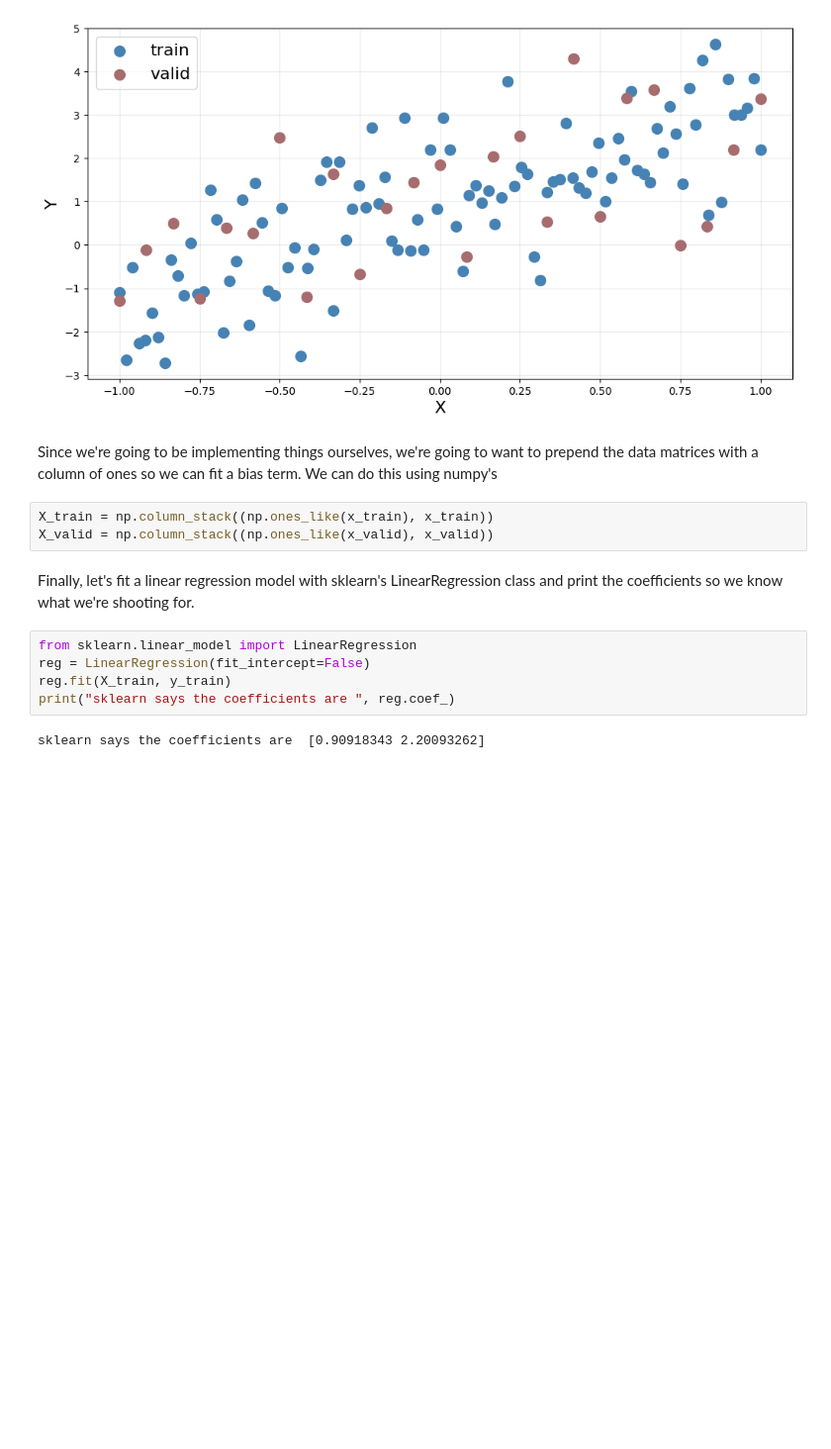
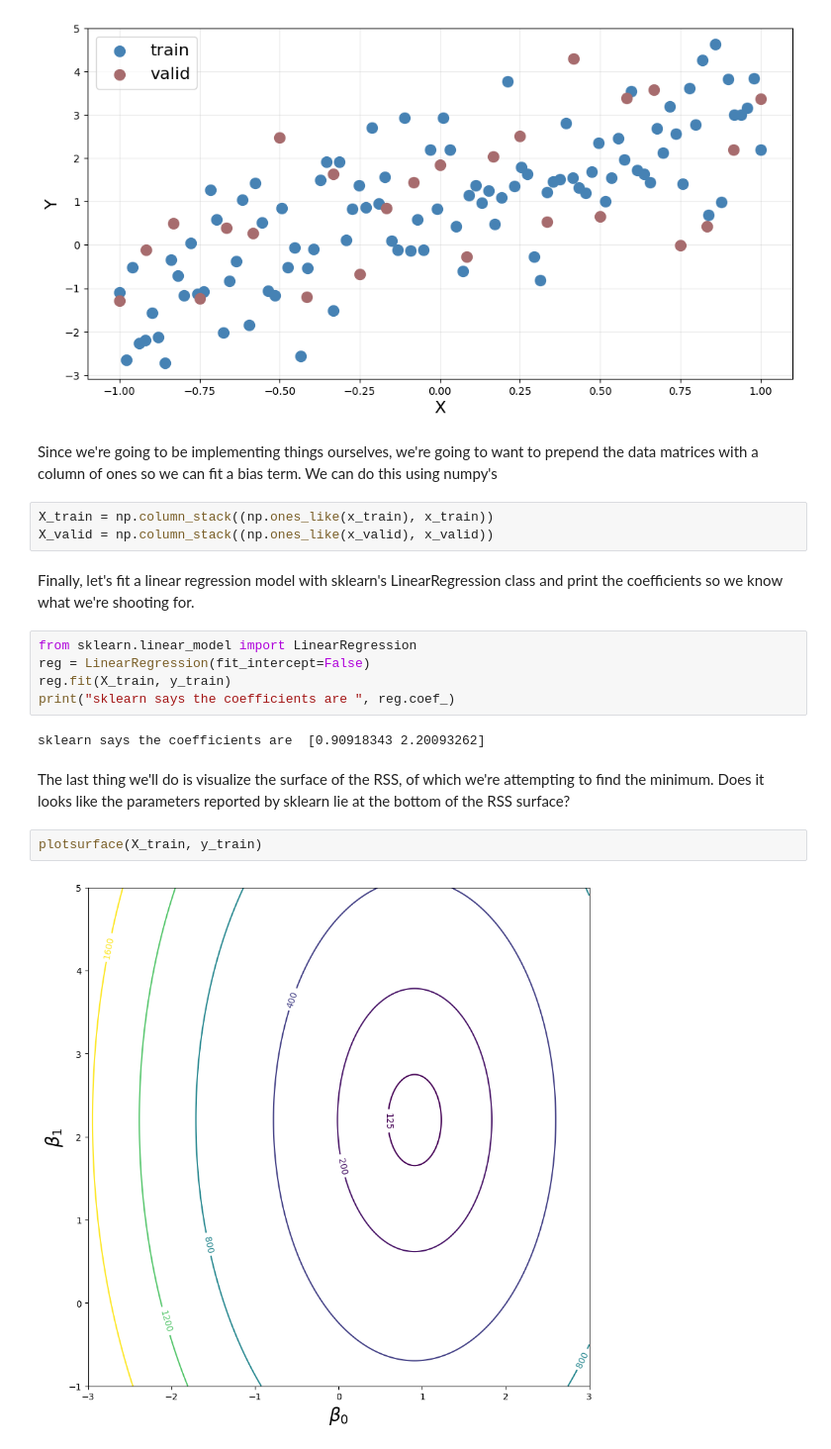
Before and after one commit to akkefa/ml-notes, a Jupyter notebook: docs/deep_learning/optimization.ipynb, the cells around one changed output. Shown at 99% size. Drawn from its saved outputs; the diff is of its cells as text; blank space fills up the shorter version.

```diff
--- a/docs/deep_learning/optimization.ipynb
+++ b/docs/deep_learning/optimization.ipynb
@@ -1227,3 +1227,9 @@ reg.fit(X_train, y_train)
 print("sklearn says the coefficients are ", reg.coef_)
 # %% [output]
 sklearn says the coefficients are  [0.90918343 2.20093262]
+# %% [markdown]
+The last thing we'll do is visualize the surface of the RSS, of which we're attempting to find the minimum. Does it looks like the parameters reported by sklearn lie at the bottom of the RSS surface?
+# %%
+plotsurface(X_train, y_train)
+# %% [output]
+[figure, added]
```
Also changed, not shown: parts of 27 cells of this notebook.
